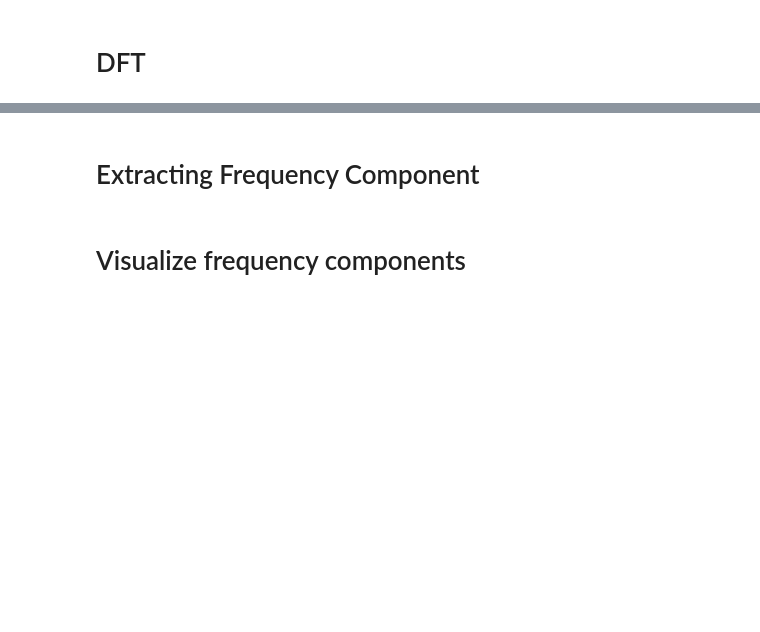
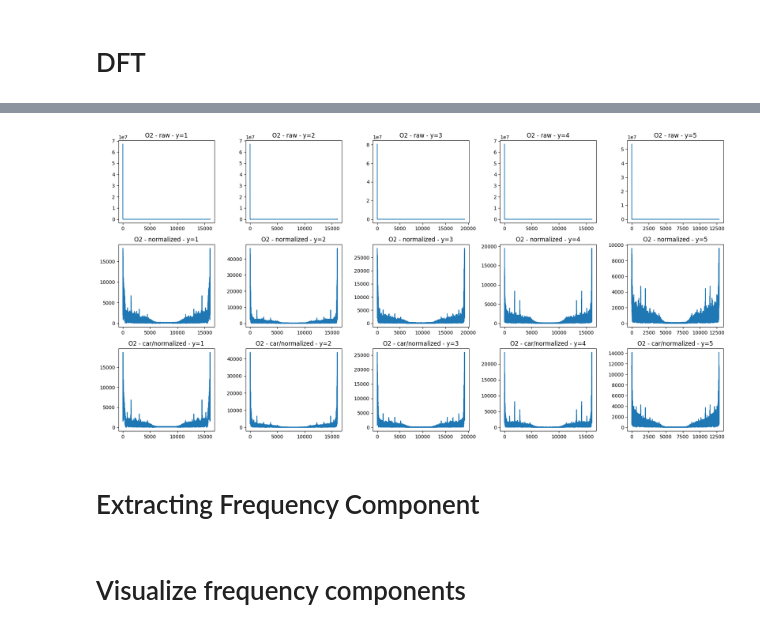
Before and after one commit to MostafaBelo/DSP_Project, a Jupyter notebook: project.ipynb, the cells around one changed output, grey strips where cells are left out. Drawn from its saved outputs; the diff is of its cells as text; code cells hidden in the pictures; blank space fills up the shorter version.

```diff
--- a/project.ipynb
+++ b/project.ipynb
@@ -150,3 +150,29 @@ fig.tight_layout()
+# %%
+electrode = 7
+electrode_name = "O2"
+
+fig, ax = plt.subplots(3, 5, figsize=(18, 9))
+
+for row in range(1,4):
+
+    for col in range(1,6):
+        plt.subplot(3,5, (row-1)*5 + col)
+
+        if row == 1:
+            row_title = "raw"
+            plot_dft(x[electrode, y==col])
+        elif row == 2:
+            row_title = "normalized"
+            plot_dft(normalize(x)[electrode, y==col])
+        elif row == 3:
+            row_title = "car/normalized"
+            plot_dft(car_filter(normalize(x))[electrode, y==col])
+
+        ax[row-1,col-1].set_title(f"{electrode_name} - {row_title} - y={col}")
+
+fig.tight_layout()
+# %% [output]
+[figure, added]
 # %% [markdown]
 # Extracting Frequency Component
 # %%
```
Also changed, not shown: parts of 14 cells of this notebook.
